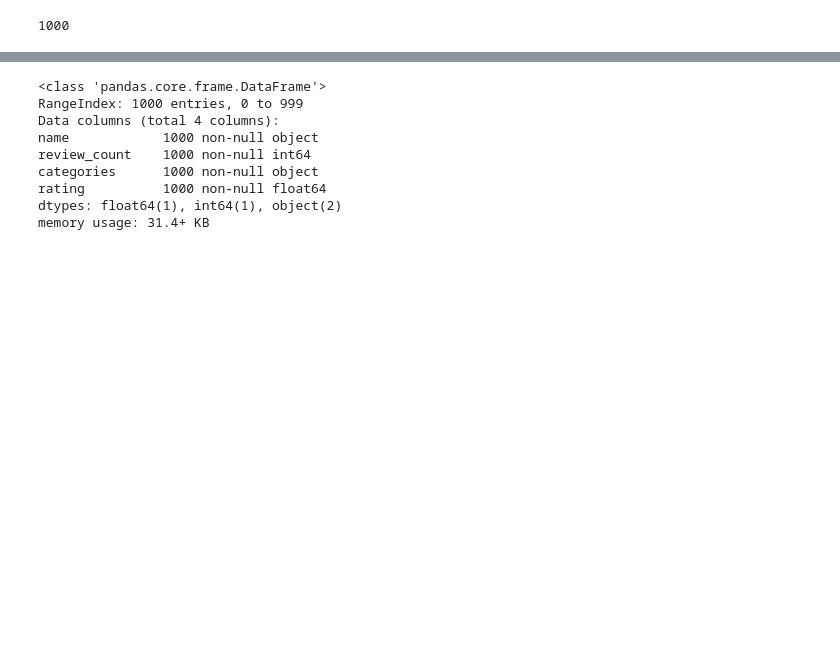
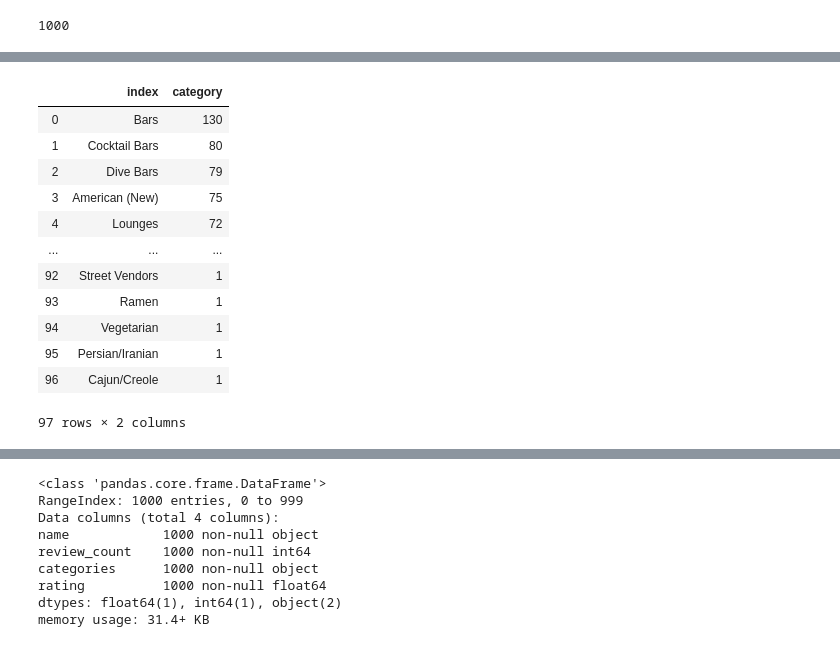
Before and after one commit to joemiller4500/d3-project, a Jupyter notebook: BarsData.ipynb, the cells around one changed output, grey strips where cells are left out. Drawn from its saved outputs; the diff is of its cells as text; code cells hidden in the pictures; blank space fills up the shorter version.

```diff
--- a/BarsData.ipynb
+++ b/BarsData.ipynb
@@ -68,0 +107,17 @@ categories_data
+# %%
+category_count = pd.DataFrame(bars_metadata["category"].value_counts()).reset_index()
+category_count
+# %% [output]
+|  | index | category |
+| 0 | Bars | 130 |
+| 1 | Cocktail Bars | 80 |
+| 2 | Dive Bars | 79 |
+| 3 | American (New) | 75 |
+| 4 | Lounges | 72 |
+| ... | ... | ... |
+| 92 | Street Vendors | 1 |
+| 93 | Ramen | 1 |
+| 94 | Vegetarian | 1 |
+| 95 | Persian/Iranian | 1 |
+| 96 | Cajun/Creole | 1 |
+97 rows × 2 columns
```
Also changed, not shown: parts of 15 cells of this notebook, 26 other files.
